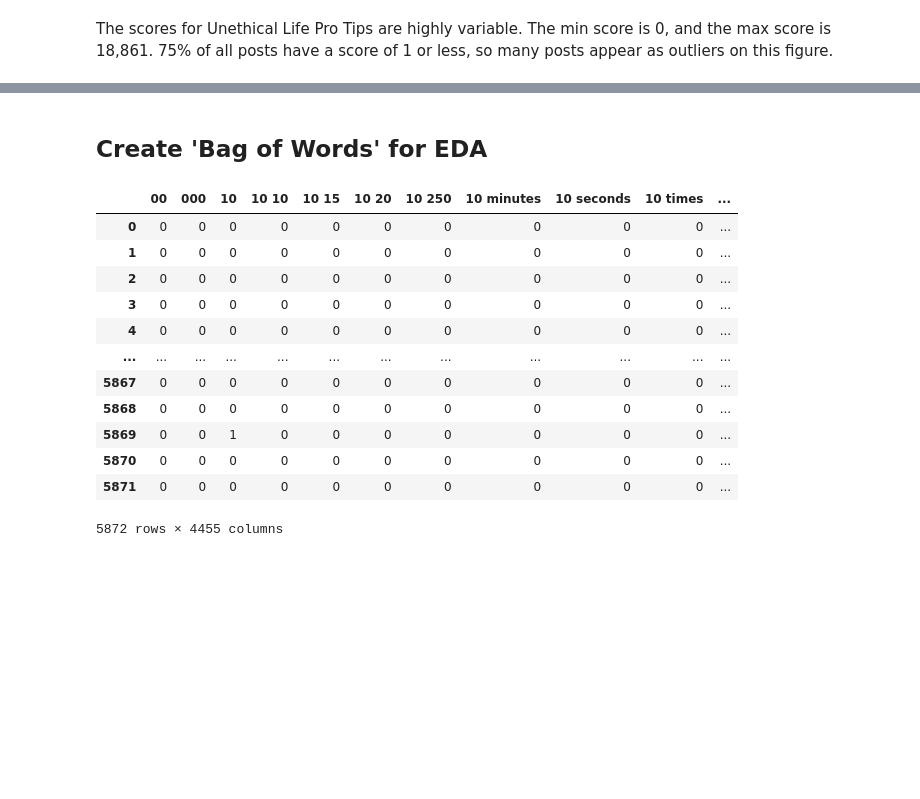
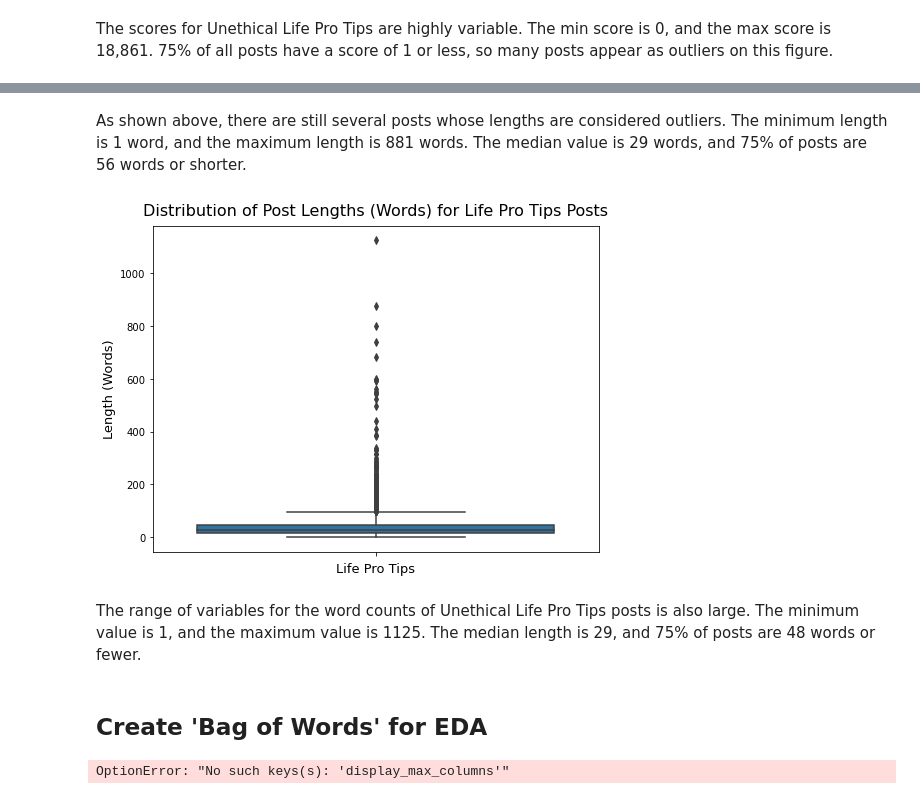
Before and after one commit to jlu90/Subreddit-Classification, a Jupyter notebook: code/04-EDA.ipynb, the cells around one changed output, grey strips where cells are left out. Saved outputs shown, nothing was run; the diff lists cells and outputs as text; code cells hidden in the pictures; blank space fills up the shorter version.

```diff
--- a/code/04-EDA.ipynb
+++ b/code/04-EDA.ipynb
@@ -87,3 +125,12 @@ The scores for Unethical Life Pro Tips are highly variable. The min score is 0,
+# %% [markdown]
+As shown above, there are still several posts whose lengths are considered outliers. The minimum length is 1 word, and the maximum length is 881 words. The median value is 29 words, and 75% of posts are 56 words or shorter.
+# %%
+create_v_barplot(unethical_life_pro_tips, 'post_length_words')
+set_labels('Distribution of Post Lengths (Words) for Life Pro Tips Posts', 'Life Pro Tips', 'Length (Words)');
+# %% [output]
+[figure, added]
+# %% [markdown]
+The range of variables for the word counts of Unethical Life Pro Tips posts is also large. The minimum value is 1, and the maximum value is 1125. The median length is 29, and 75% of posts are 48 words or fewer.
 # %% [markdown]
 ## Create 'Bag of Words' for EDA
 # %%
@@ -94,19 +141,6 @@ cvec = CountVectorizer(stop_words = 'english', ngram_range = (1, 2), min_df = 5,
 words = cvec.fit_transform(corpus)
 # %%
 words_df = pd.DataFrame(words.toarray(), columns = cvec.get_feature_names())
+pd.set_option('display_max_columns', None)
+# %% [output]
+OptionError: "No such keys(s): 'display_max_columns'"
-# %%
-words_df
-# %% [output]
-|  | 00 | 000 | 10 | 10 10 | 10 15 | 10 20 | 10 250 | 10 minutes | 10 seconds | 10 times | ... |
-| 0 | 0 | 0 | 0 | 0 | 0 | 0 | 0 | 0 | 0 | 0 | ... |
-| 1 | 0 | 0 | 0 | 0 | 0 | 0 | 0 | 0 | 0 | 0 | ... |
-| 2 | 0 | 0 | 0 | 0 | 0 | 0 | 0 | 0 | 0 | 0 | ... |
-| 3 | 0 | 0 | 0 | 0 | 0 | 0 | 0 | 0 | 0 | 0 | ... |
-| 4 | 0 | 0 | 0 | 0 | 0 | 0 | 0 | 0 | 0 | 0 | ... |
-| ... | ... | ... | ... | ... | ... | ... | ... | ... | ... | ... | ... |
-| 5867 | 0 | 0 | 0 | 0 | 0 | 0 | 0 | 0 | 0 | 0 | ... |
-| 5868 | 0 | 0 | 0 | 0 | 0 | 0 | 0 | 0 | 0 | 0 | ... |
-| 5869 | 0 | 0 | 1 | 0 | 0 | 0 | 0 | 0 | 0 | 0 | ... |
-| 5870 | 0 | 0 | 0 | 0 | 0 | 0 | 0 | 0 | 0 | 0 | ... |
-| 5871 | 0 | 0 | 0 | 0 | 0 | 0 | 0 | 0 | 0 | 0 | ... |
-5872 rows × 4455 columns
```
Also changed, not shown: parts of 14 cells of this notebook.
